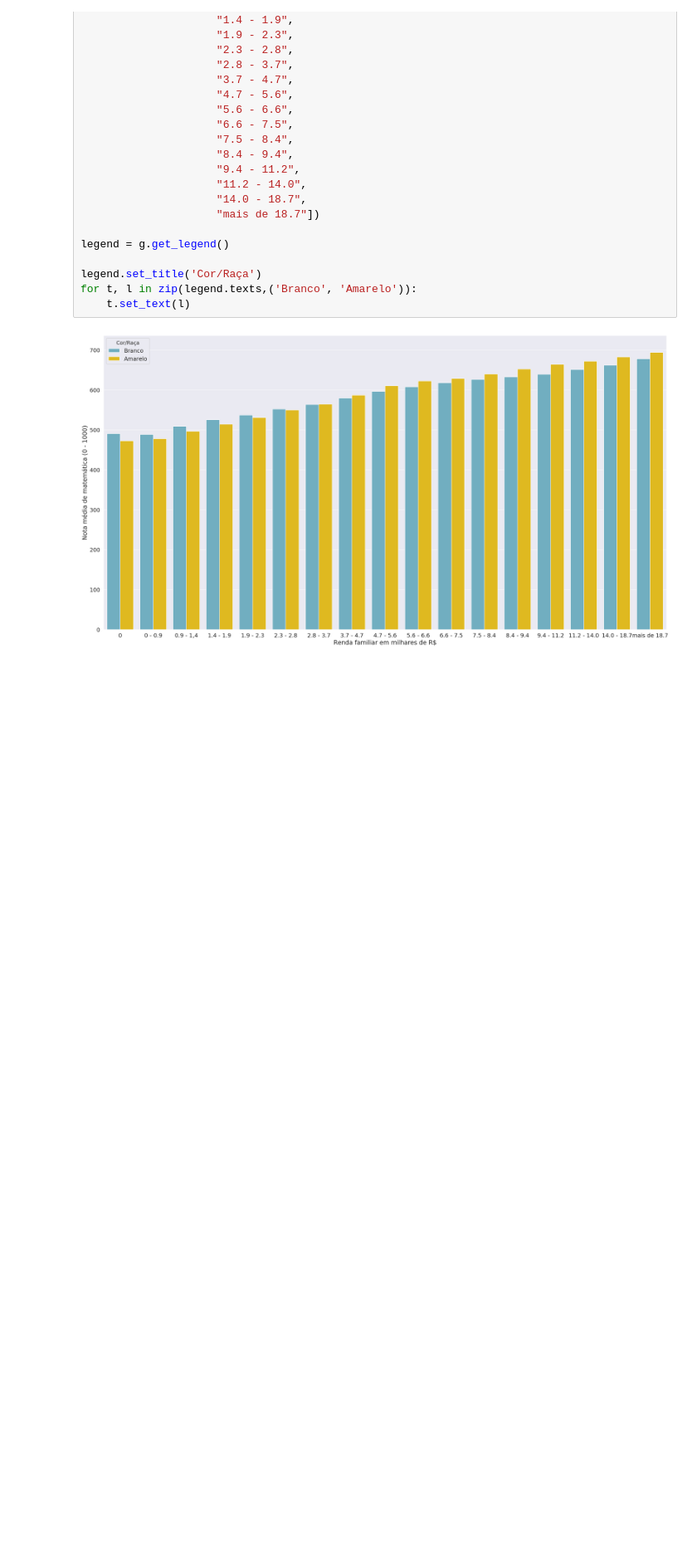
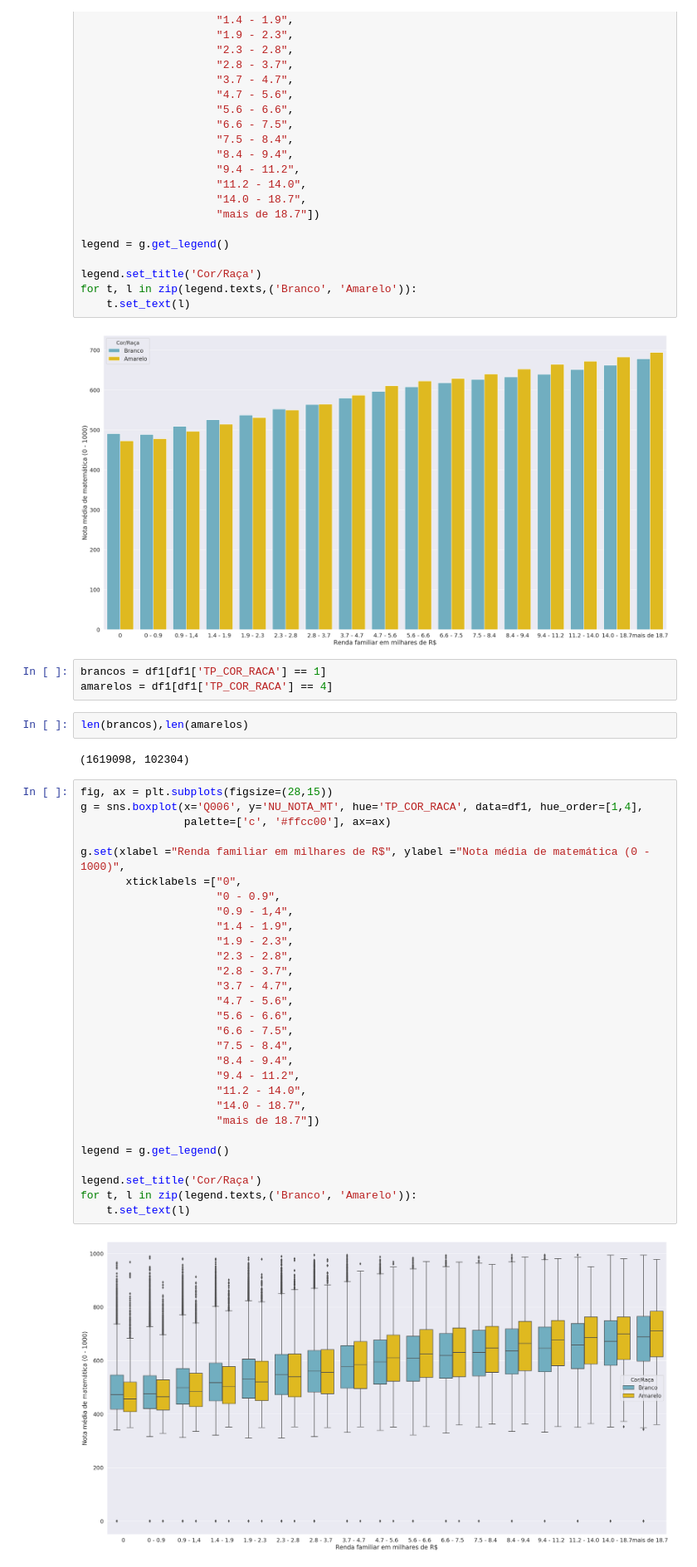
Before and after one commit to tiagodalloca/enem-data-analysis, a Jupyter notebook: enem2017/Visualization#2.ipynb, the cells around one changed output. Shown at 83% size. Saved outputs shown, nothing was run; the diff lists cells and outputs as text; blank space fills up the shorter version.

Commit message:
Updated visualizations

```diff
--- a/enem2017/Visualization#2.ipynb
+++ b/enem2017/Visualization#2.ipynb
@@ -69,3 +69,41 @@ for t, l in zip(legend.texts,('Branco', 'Amarelo')):
     t.set_text(l)
 # %% [output]
 [figure]
+# %%
+brancos = df1[df1['TP_COR_RACA'] == 1]
+amarelos = df1[df1['TP_COR_RACA'] == 4]
+# %%
+len(brancos),len(amarelos)
+# %% [output]
+(1619098, 102304)
+# %%
+fig, ax = plt.subplots(figsize=(28,15))
+g = sns.boxplot(x='Q006', y='NU_NOTA_MT', hue='TP_COR_RACA', data=df1, hue_order=[1,4],
+                palette=['c', '#ffcc00'], ax=ax)
+
+g.set(xlabel ="Renda familiar em milhares de R$", ylabel ="Nota média de matemática (0 - 1000)",
+       xticklabels =["0",
+                     "0 - 0.9",
+                     "0.9 - 1,4",
+                     "1.4 - 1.9",
+                     "1.9 - 2.3",
+                     "2.3 - 2.8",
+                     "2.8 - 3.7",
+                     "3.7 - 4.7",
+                     "4.7 - 5.6",
+                     "5.6 - 6.6",
+                     "6.6 - 7.5",
+                     "7.5 - 8.4",
+                     "8.4 - 9.4",
+                     "9.4 - 11.2",
+                     "11.2 - 14.0",
+                     "14.0 - 18.7",
+                     "mais de 18.7"])
+
+legend = g.get_legend()
+
+legend.set_title('Cor/Raça')
+for t, l in zip(legend.texts,('Branco', 'Amarelo')):
+    t.set_text(l)
+# %% [output]
+[figure, added]
```
